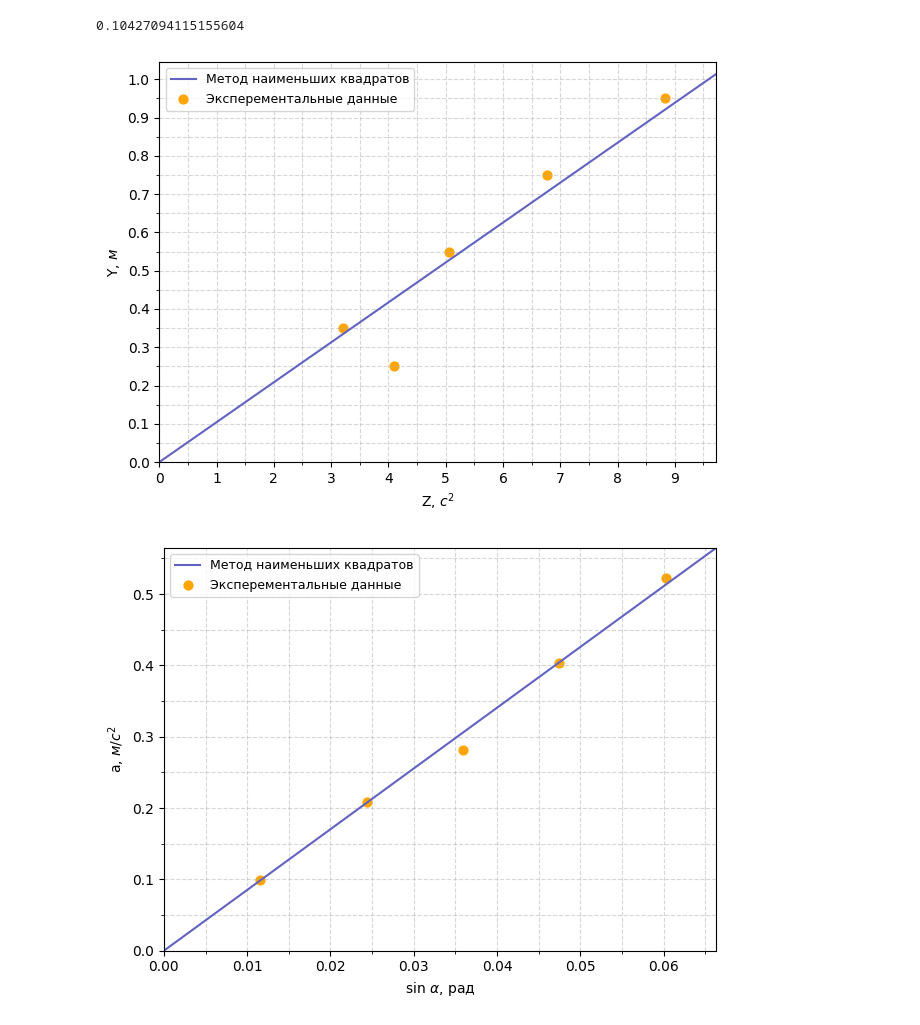
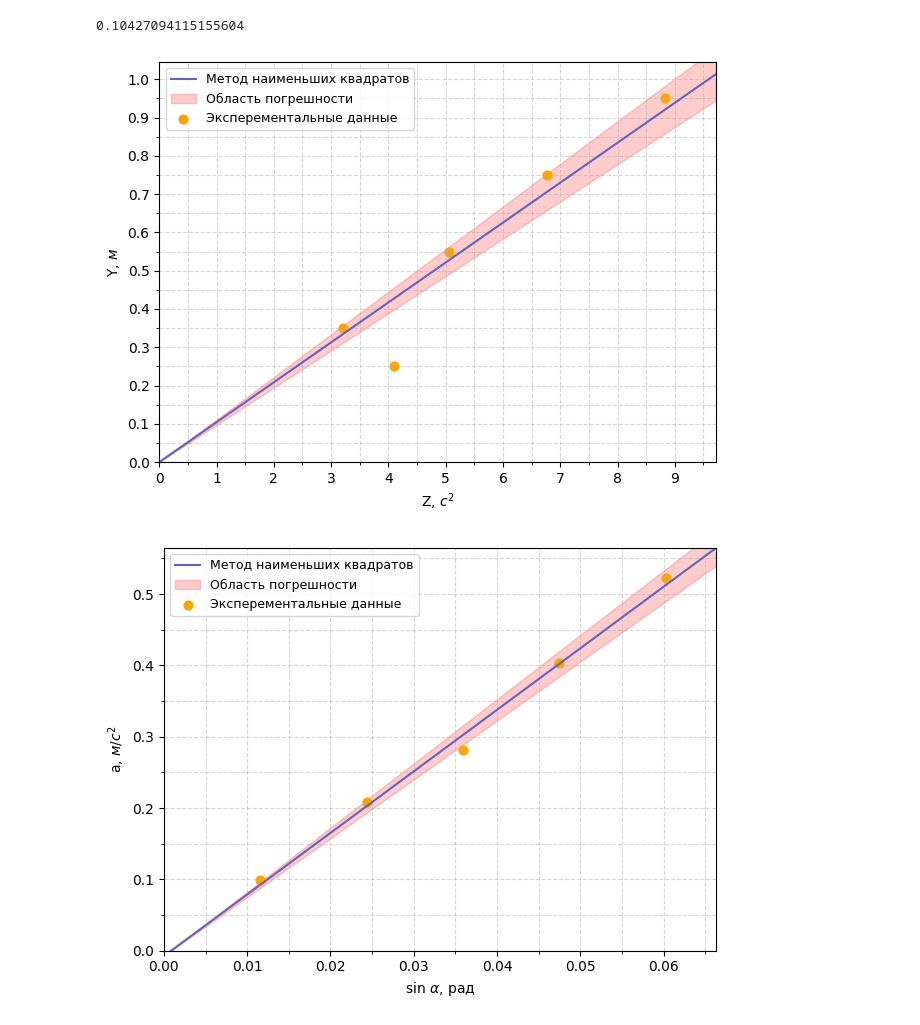
Before and after one commit to NF-coder/ITMO_repo, a Jupyter notebook: physics/sem3/lab2/calc.ipynb, the cells around one changed output. Saved outputs shown, nothing was run; the diff lists cells and outputs as text; code cells hidden in the pictures.

```diff
--- a/physics/sem3/lab2/calc.ipynb
+++ b/physics/sem3/lab2/calc.ipynb
@@ -2,3 +2,17 @@
 from dataclasses import dataclass
 
 from math import sqrt
+# %%
+import matplotlib.pyplot as plt
+import numpy as np
+
+x = np.linspace(0, 10, 100)
+y = np.sin(x)
+y_lower = y - 0.2
+y_upper = y + 0.2
+
+plt.plot(x, y, color='blue', label='Основная линия')
+plt.fill_between(x, y_lower, y_upper, color='red', alpha=0.2, label='Область погрешности')
+
+plt.legend()
+plt.show()
@@ -319,34 +335,43 @@ plt.plot(
     label='Метод наименьших квадратов'
 )
 
+plt.fill_between(
+    [0, x_max],
+    [0, (a-sigma_a)*x_max],
+    [0, (a+sigma_a)*x_max],
+    color='red',
+    alpha=0.2,
+    label='Область погрешности'
+)
+
 # points
 plt.scatter(
     Z_param_arr,
     Y_param_arr,
     color='orange',
     s=40,
     marker='o',
 
     label='Эксперементальные данные'
 )
 
 # plot settings
 plt.grid(True, alpha=0.5, linestyle='--', which='both')
 
 plt.ylabel(r'Y, $м$', fontsize = 10)
 plt.xlabel(r'Z, $c^2$', fontsize = 10)
 
 plt.legend(
     loc="upper left",
     fontsize=9
 )
 plt.tight_layout()
 
 plt.savefig("plot1.png", dpi=1200)
 
 plt.show()
 # %% [output]
-[figure, old version]
+[figure, new version]
 # %%
 import matplotlib.pyplot as plt
 from matplotlib.ticker import MultipleLocator
@@ -369,6 +394,15 @@ plt.plot(
     color ="#6263c1",
 
     label='Метод наименьших квадратов'
+)
+
+plt.fill_between(
+    [0, x_max],
+    [A, (A + (g-g_std)*max(sin_arr)) * 1.1],
+    [A, (A + (g+g_std)*max(sin_arr)) * 1.1],
+    color='red',
+    alpha=0.2,
+    label='Область погрешности'
 )
 
 # points
@@ -398,4 +432,4 @@ plt.savefig("plot2.png", dpi=1200)
 
 plt.show()
 # %% [output]
-[figure, old version]
+[figure, new version]
```
Also changed, not shown: parts of 1 cell of this notebook, 15 other files.
